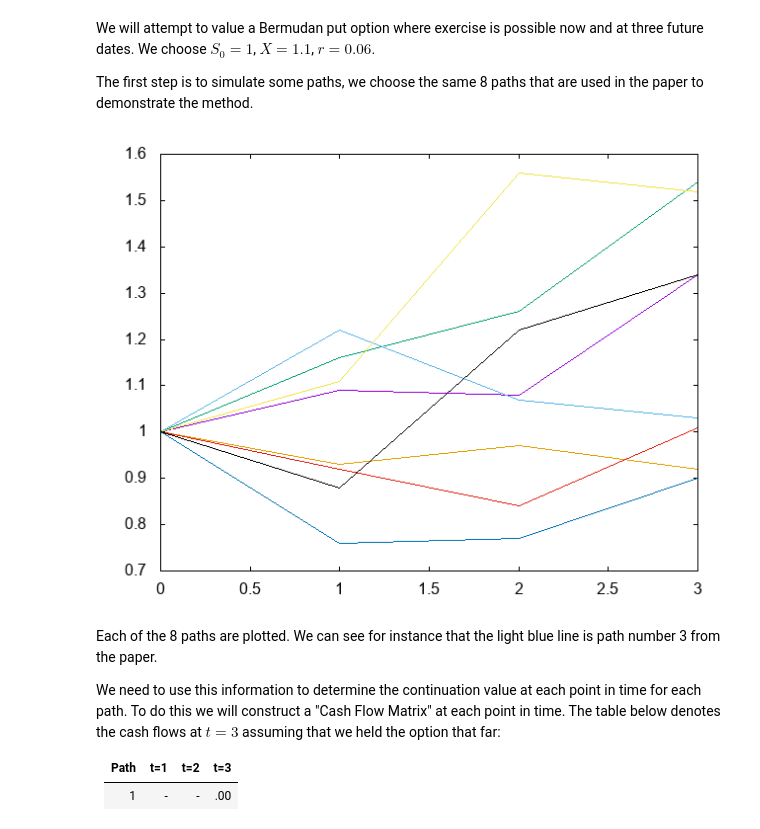
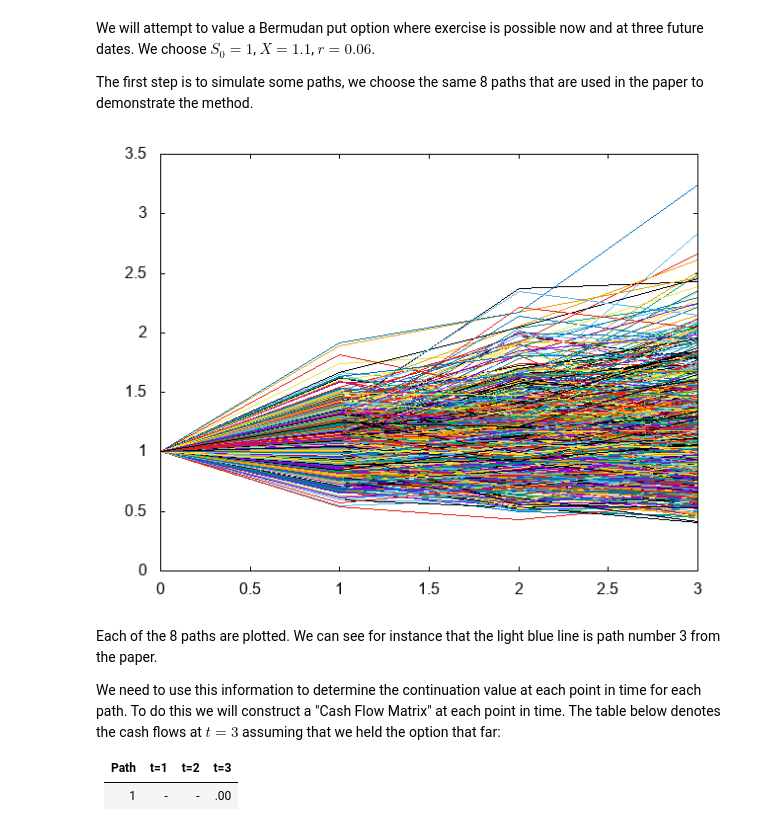
Before and after one commit to pjohno/MATH60082, a Jupyter notebook: notebooks/Least Squares Monte Carlo.ipynb, the cells around one changed output. Cells and saved outputs as stored; diff of their text form; code cells hidden in the pictures.

```diff
--- a/notebooks/Least Squares Monte Carlo.ipynb
+++ b/notebooks/Least Squares Monte Carlo.ipynb
@@ -53,33 +53,35 @@ The first step is to simulate some paths, we choose the same 8 paths that are us
 # %%
 // number of exercise dates
 timeSteps=3;
 // some parameters in the problem
 maturity=3.;
 interestRate=0.06;
 strikePrice=1.1;
 M_degree=2;
 // local parameters
 dt=maturity/timeSteps;
 // number of paths n
-n=8;
+n=800;
+S0=1.;
+sigma=0.2;
 // the paths as given in Longstaff & Schartz (2001)
-paths = MATH60082::generateLongstaffPaths(timeSteps,dt,n);
+//paths = MATH60082::generateLongstaffPaths(timeSteps,dt,n);
 // later we might want to make these random
-// paths=MATH60082::generateRandomPaths(timeSteps,S0,dt,interestRate,sigma,n);
+paths=MATH60082::generateRandomPaths(timeSteps,S0,dt,interestRate,sigma,n);
 // plot the figure
 {
     t.resize(timeSteps+1);
     for(int i=0;i<=timeSteps;i++)
     {
         t[i] = i*dt;
     }
     // put the plot in figure1
     GPLT::figure = GPLT::G.plotData(t,paths,0);
 }
 // show figure
 GPLT::figure
 # %% [output]
-[figure, old version]
+[figure, new version]
 # %% [markdown]
 Each of the 8 paths are plotted. We can see for instance that the light blue line is path number 3 from the paper.
 
```
Also changed, not shown: parts of 5 cells of this notebook.
